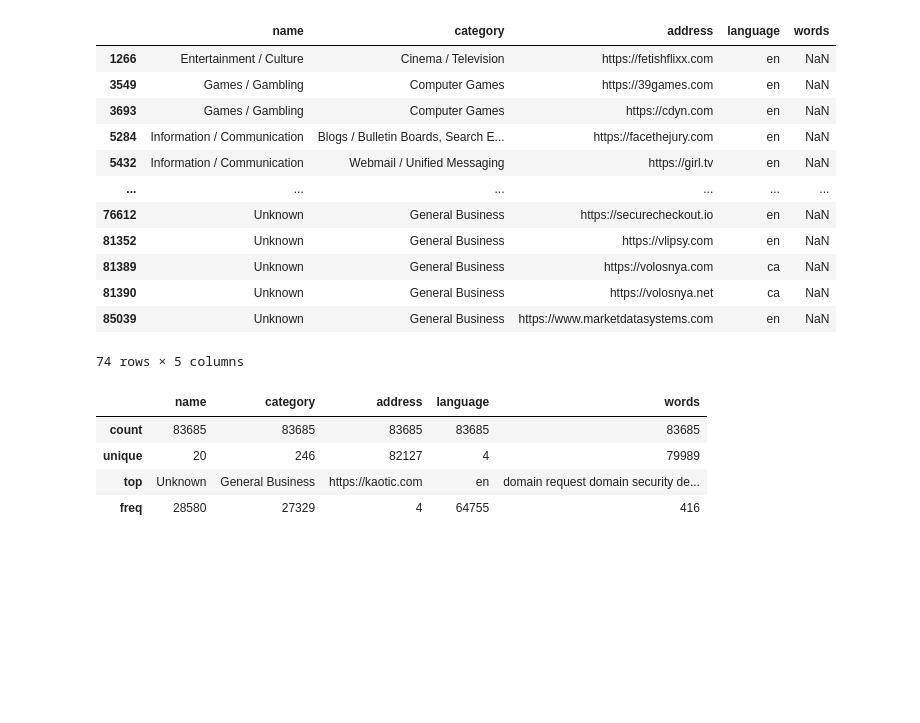
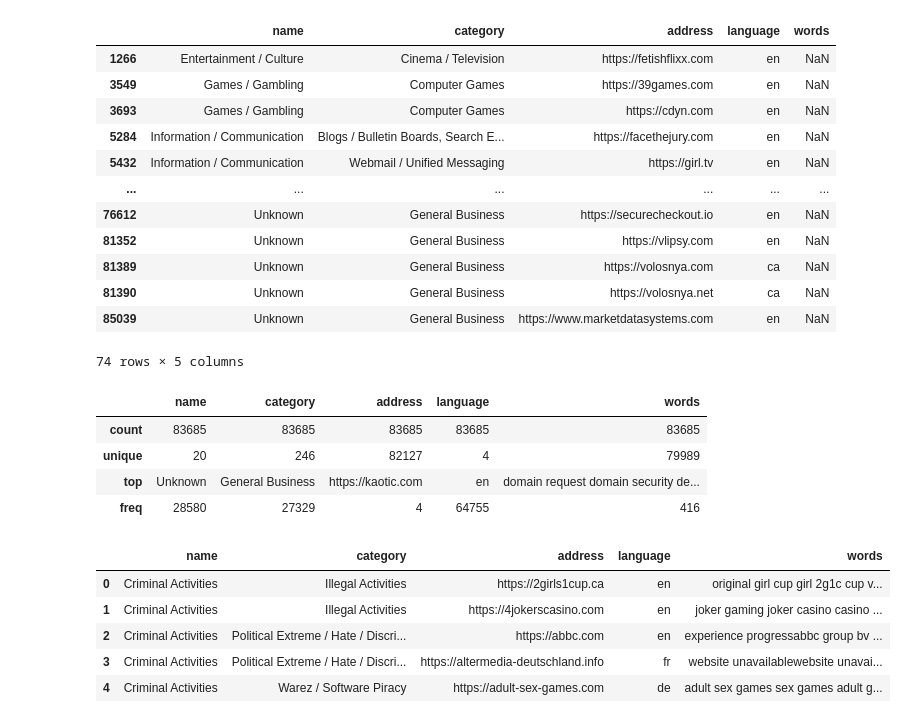
Before and after one commit to Steve2404/Praktikum, a Jupyter notebook: Projekt/klassification.ipynb, the cells around one changed output. Saved outputs shown, nothing was run; the diff lists cells and outputs as text; code cells hidden in the pictures; blank space fills up the shorter version.

```diff
--- a/Projekt/klassification.ipynb
+++ b/Projekt/klassification.ipynb
@@ -57,3 +57,12 @@ def cleaned_word(df):
         df.words[i] = c_string(w)
 # %%
 cleaned_word(df_new1)
+# %%
+df_new1.head()
+# %% [output]
+|  | name | category | address | language | words |
+| 0 | Criminal Activities | Illegal Activities | https://2girls1cup.ca | en | original girl cup girl 2g1c cup v... |
+| 1 | Criminal Activities | Illegal Activities | https://4jokerscasino.com | en | joker gaming joker casino casino ... |
+| 2 | Criminal Activities | Political Extreme / Hate / Discri... | https://abbc.com | en | experience progressabbc group bv ... |
+| 3 | Criminal Activities | Political Extreme / Hate / Discri... | https://altermedia-deutschland.info | fr | website unavailablewebsite unavai... |
+| 4 | Criminal Activities | Warez / Software Piracy | https://adult-sex-games.com | de | adult sex games sex games adult g... |
```
Also changed, not shown: parts of 7 cells of this notebook, 2 other files.
